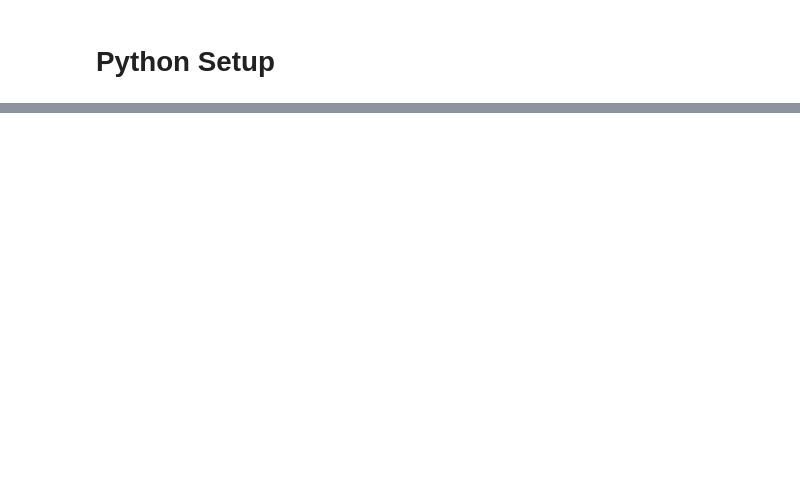
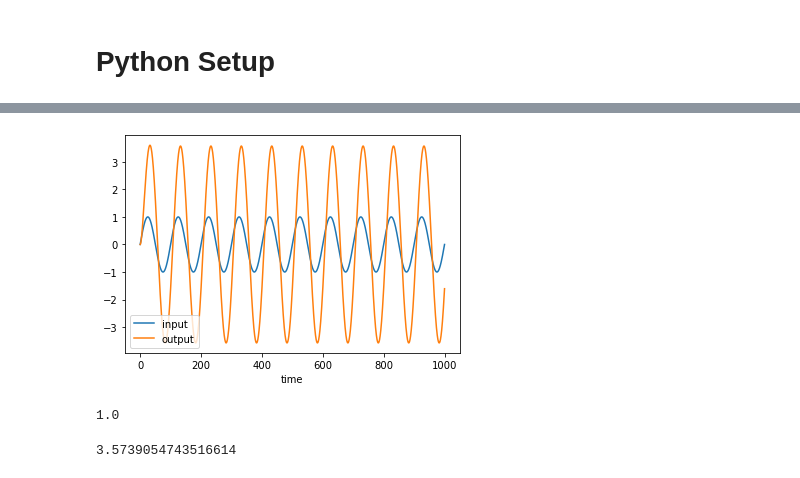
Before and after one commit to dapperfu/Python-Simulink, a Jupyter notebook: Example2/discrete_tf-python_class.ipynb, the cells around one changed output, grey strips where cells are left out. Cells and saved outputs as stored; diff of their text form; code cells hidden in the pictures; blank space fills up the shorter version.

```diff
--- a/Example2/discrete_tf-python_class.ipynb
+++ b/Example2/discrete_tf-python_class.ipynb
@@ -89,0 +175,9 @@ discrete_tf<0.001, 0.0, 0.0>
+# %%
+f=0.01
+mdl.init_log()
+for step in range(int((10*1/f)/Ts)):
+    mdl.input_signal = input_fcn(step, f)
+    mdl.step_log()
+mdl.plot()
+# %% [output]
+[figure, added]
@@ -89,0 +186,8 @@ discrete_tf<0.001, 0.0, 0.0>
+# %%
+df.input.max()
+# %% [output]
+1.0
+# %%
+df.output.max()
+# %% [output]
+3.5739054743516614
```
Also changed, not shown: parts of 45 cells of this notebook, 3 other files.
